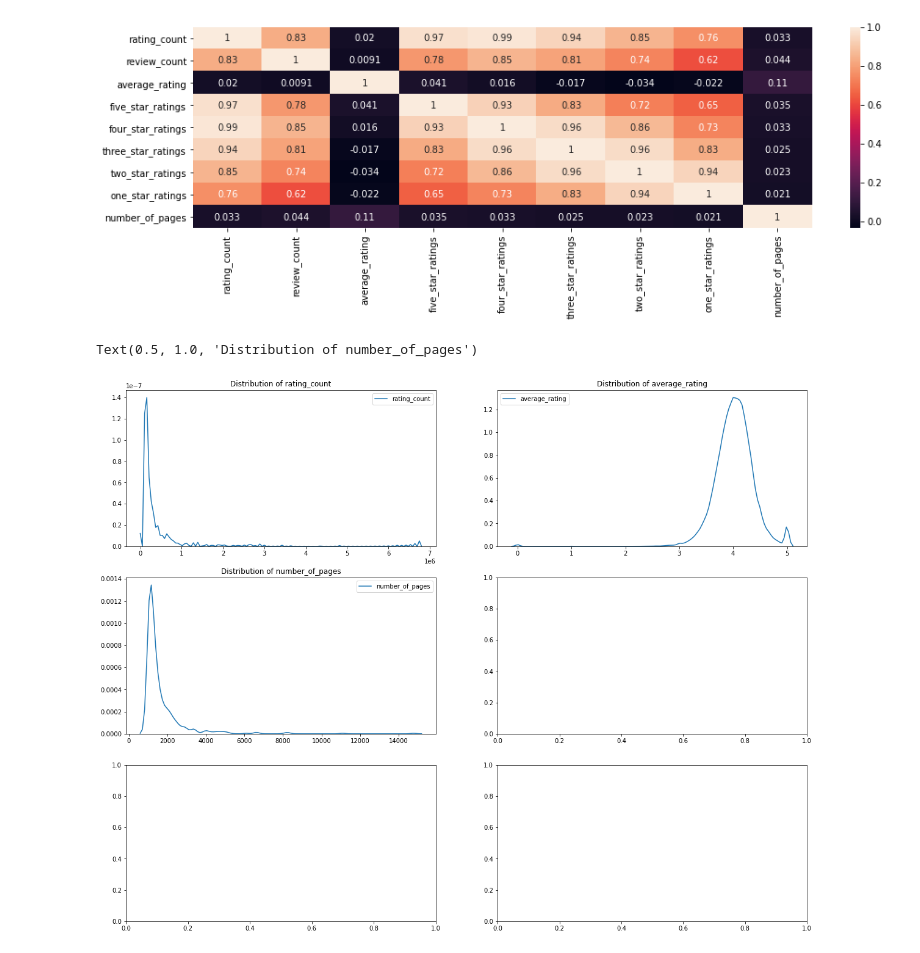
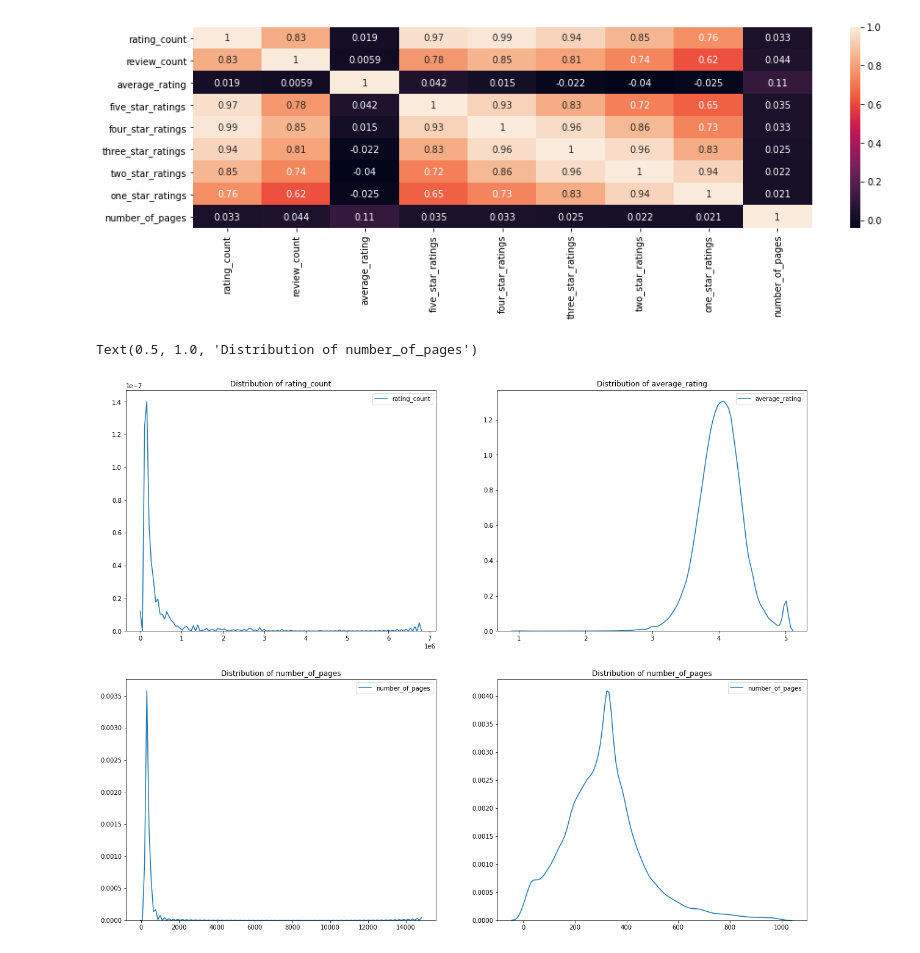
Before and after one commit to Temweka/Goodreads-project, a Jupyter notebook: Goodreads_visual_exploration.ipynb, the cells around one changed output. Saved outputs shown, nothing was run; the diff lists cells and outputs as text; code cells hidden in the pictures.

Commit message:
Update Goodreads_visual_exploration.ipynb
Updated Visualisations

```diff
--- a/Goodreads_visual_exploration.ipynb
+++ b/Goodreads_visual_exploration.ipynb
@@ -20,5 +22,5 @@ books.head()
 # %%
-remove_col = ['link','cover_link', 'author_link', 'isbn13', 'isbn', 'asin', 'amazon_redirect_link', 'worldcat_redirect_link', 'description']
+remove_col = ['link','cover_link', 'author_link', 'isbn13', 'isbn', 'asin', 'amazon_redirect_link', 'worldcat_redirect_link', 'recommended_books', 'books_in_series', 'description']
 books = books.drop(columns = remove_col)
 # %%
 books.head()
@@ -52,0 +56,2 @@ memory usage: 8.8+ MB
+# %%
+books = books[~books.rating_count.isin([0])]
@@ -75,3 +84,5 @@ memory usage: 3.6 MB
+# %%
+books_num = books_num.fillna(books_num.mean())
 # %%
 import matplotlib.pyplot as plt
 %matplotlib inline
@@ -86,20 +97,24 @@ sns.heatmap(corr_matrix, annot=True)
 # %%
 # DISTRIBUTION PLOTS
 
-fig, axes = plt.subplots(3, 2, figsize=(20,16))
+fig, axes = plt.subplots(2, 2, figsize=(20,16))
 
 # Figure 0 - kdeplot 'rating'
 plt1 = sns.kdeplot(books_num["rating_count"], ax=axes[0,0])
 plt1.set_title("Distribution of rating_count")
 
 # Figure 0 - kdeplot 'rating'
 plt2 = sns.kdeplot(books_num["average_rating"], ax=axes[0,1])
 plt2.set_title("Distribution of average_rating")
 
 # Figure 0 - kdeplot 'rating'
-plt3 = sns.kdeplot(books_num[books_num['number_of_pages'] > 1000]["number_of_pages"], ax=axes[1,0])
+plt3 = sns.kdeplot(books_num['number_of_pages'], ax=axes[1,0])
 plt3.set_title("Distribution of number_of_pages")
+
+# Figure 0 - kdeplot 'rating'
+plt4 = sns.kdeplot(books_num[books_num['number_of_pages'] < 1000]["number_of_pages"], ax=axes[1,1])
+plt4.set_title("Distribution of number_of_pages")
 # %% [output]
 Text(0.5, 1.0, 'Distribution of number_of_pages')
-[figure, old version]
+[figure, new version]
 # %%
```
Also changed, not shown: parts of 47 cells of this notebook.
